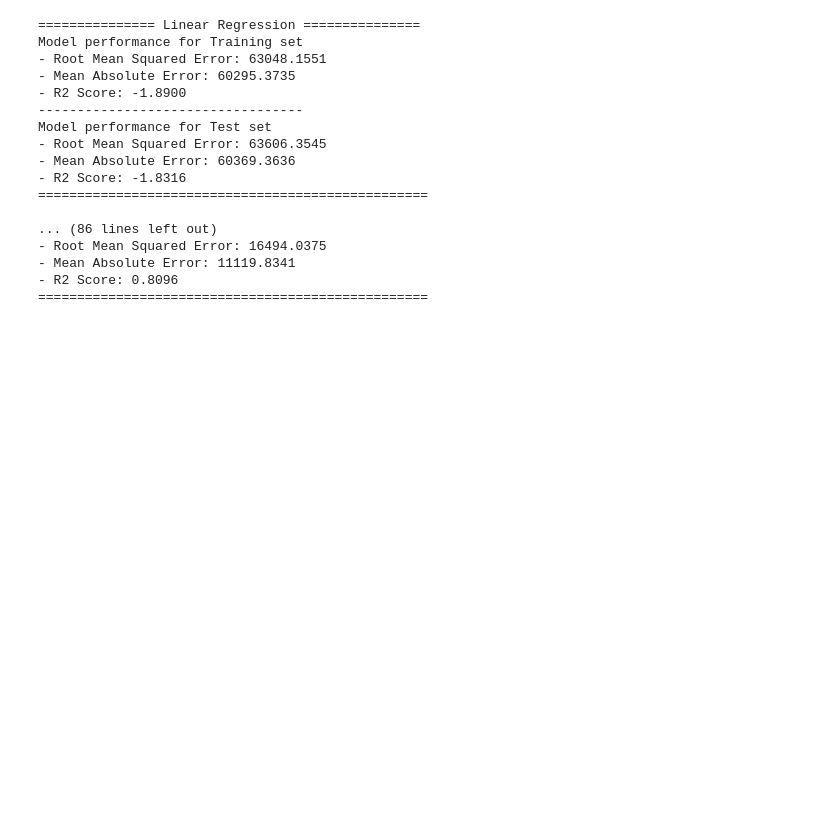
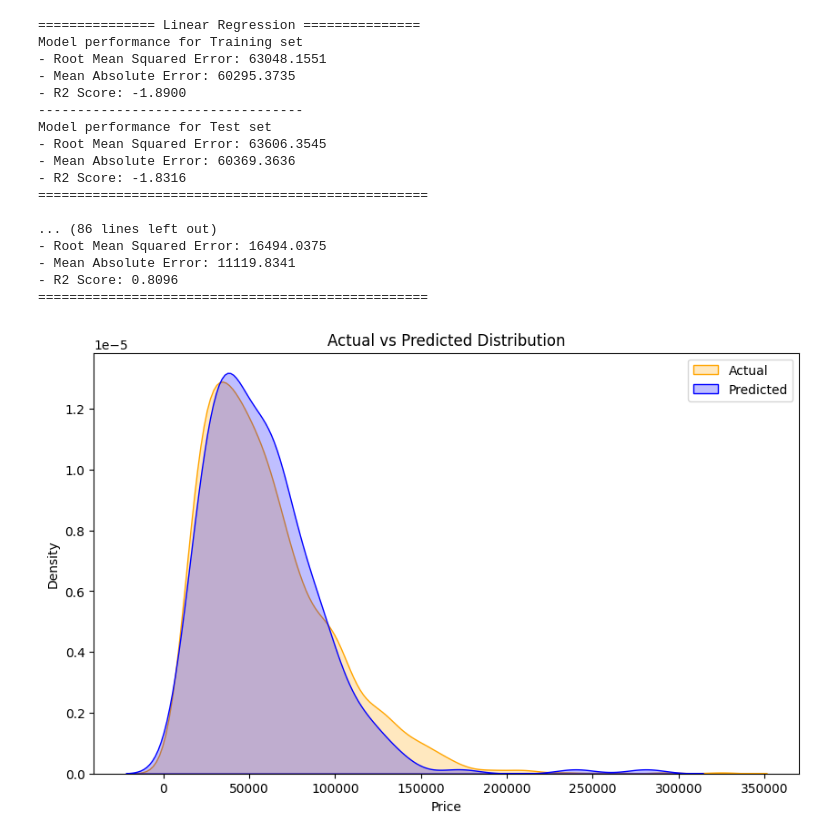
Before and after one commit to pentakll4002/laptops_price_prediction, a Jupyter notebook: experiments.ipynb, the cells around one changed output. Cells and saved outputs as stored; diff of their text form; code cells hidden in the pictures; blank space fills up the shorter version.

```diff
--- a/experiments.ipynb
+++ b/experiments.ipynb
@@ -1527,3 +1527,18 @@ Model performance for Test set
 - Mean Absolute Error: 11119.8341
 - R2 Score: 0.8096
 ==================================================
+# %%
+y_pred = model.predict(X_test)
+# %%
+plt.figure(figsize=(10,6))
+
+sns.kdeplot(df['Price'], color='orange', label='Actual', fill=True)
+sns.kdeplot(y_pred, color='blue', label='Predicted', fill=True)
+
+plt.title('Actual vs Predicted Distribution')
+plt.xlabel('Price')
+plt.ylabel('Density')
+plt.legend()
+plt.show()
+# %% [output]
+[figure, added]
```
Also changed, not shown: parts of 1 cell of this notebook, 3 other files.
